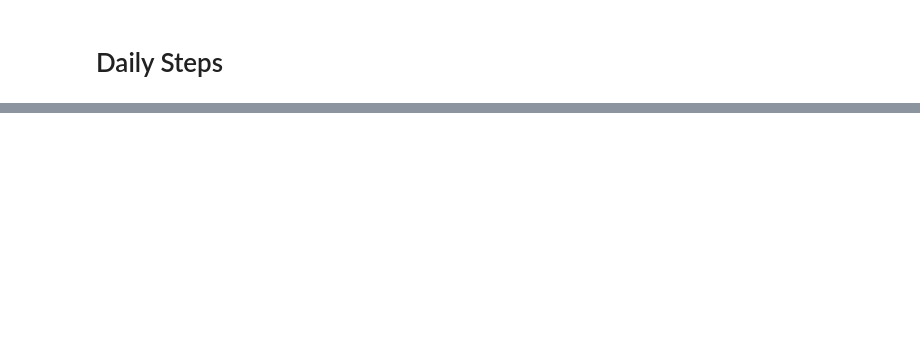
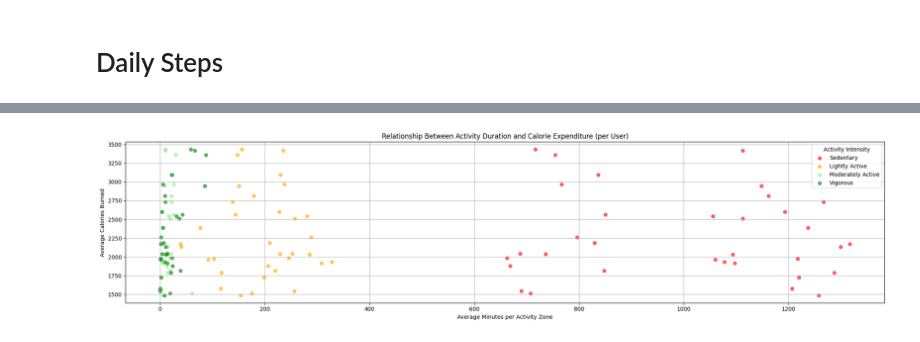
Before and after one commit to koujalgiash/healthcareanalytics101, a Jupyter notebook: kaggle/fitness_trends.ipynb, the cells around one changed output, grey strips where cells are left out. Cells and saved outputs as stored; diff of their text form; code cells hidden in the pictures; blank space fills up the shorter version.

```diff
--- a/kaggle/fitness_trends.ipynb
+++ b/kaggle/fitness_trends.ipynb
@@ -251,20 +280,20 @@ plt.show()
 # %%
-
-# Set plot size
-plt.figure(figsize=(10, 6))
+plt.figure(figsize=(20, 5))
 
 # Plot scatter for each activity zone
 plt.scatter(merged_duration_calories['SedentaryMinutes'], merged_duration_calories['AverageCalories'], label='Sedentary', color='red', alpha=0.6)
 plt.scatter(merged_duration_calories['LightlyActiveMinutes'], merged_duration_calories['AverageCalories'], label='Lightly Active', color='orange', alpha=0.6)
 plt.scatter(merged_duration_calories['FairlyActiveMinutes'], merged_duration_calories['AverageCalories'], label='Moderately Active', color='lightgreen', alpha=0.6)
 plt.scatter(merged_duration_calories['VeryActiveMinutes'], merged_duration_calories['AverageCalories'], label='Vigorous', color='green', alpha=0.6)
 
 # Labels and title
 plt.xlabel("Average Minutes per Activity Zone")
 plt.ylabel("Average Calories Burned")
-plt.title("Relationship Between Activity Duration and Calorie Burn (per User)")
+plt.title("Relationship Between Activity Duration and Calorie Expenditure (per User)")
 plt.legend(title="Activity Intensity")
 plt.grid(True)
 plt.tight_layout()
 plt.show()
+# %% [output]
+[figure, added]
 # %%
```
Also changed, not shown: parts of 12 cells of this notebook, 7 other files.
